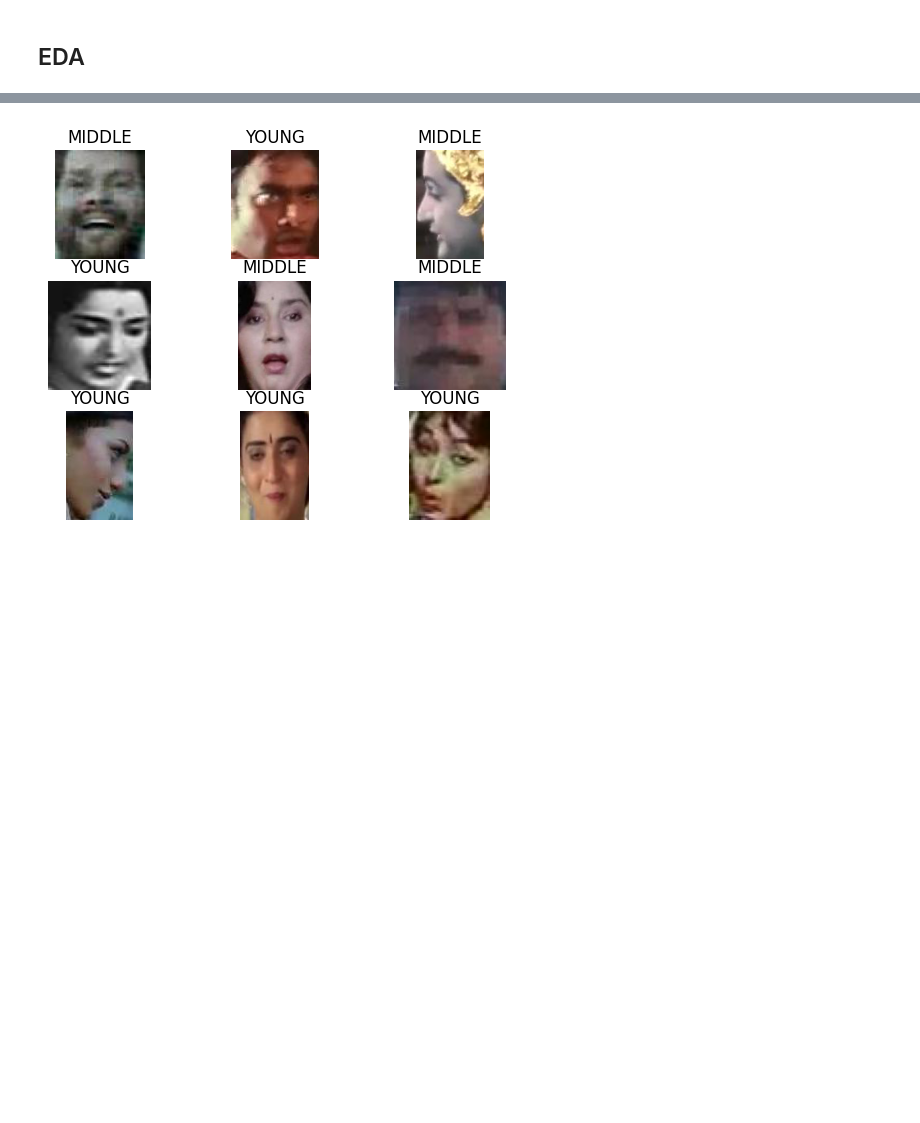
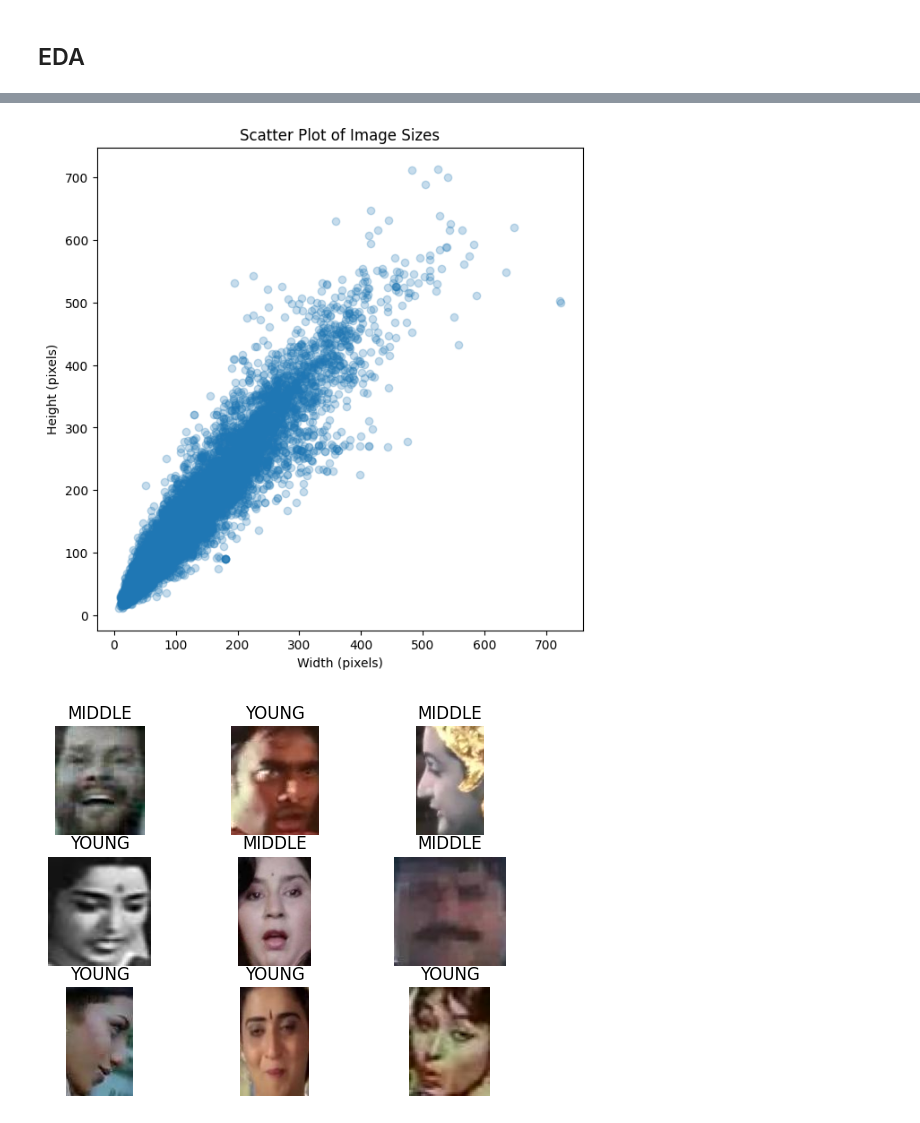
Before and after one commit to riso1410/CNN-AgeRecognition, a Jupyter notebook: age_recognition.ipynb, the cells around one changed output, grey strips where cells are left out. Cells and saved outputs as stored; diff of their text form; code cells hidden in the pictures; blank space fills up the shorter version.

Commit message:
scatter plot of size, prediction of our faces

```diff
--- a/age_recognition.ipynb
+++ b/age_recognition.ipynb
@@ -43,6 +44,24 @@ data = pd.read_csv('data/train.csv')
 dfSummary(data)
 # %% [output]
 [interactive output not drawn]
+# %%
+image_sizes = []
+
+for img_id in data['ID']:
+    img_path = os.path.join('data/train/', img_id)
+    with Image.open(img_path) as img:
+        image_sizes.append(img.size)
+
+widths, heights = zip(*image_sizes)
+
+plt.figure(figsize=(7, 7))
+plt.scatter(widths, heights, alpha=0.25)
+plt.xlabel('Width (pixels)')
+plt.ylabel('Height (pixels)')
+plt.title('Scatter Plot of Image Sizes')
+plt.show()
+# %% [output]
+[figure, added]
 # %%
 fig = plt.figure()
 
```
Also changed, not shown: parts of 6 cells of this notebook, 2 other files.
